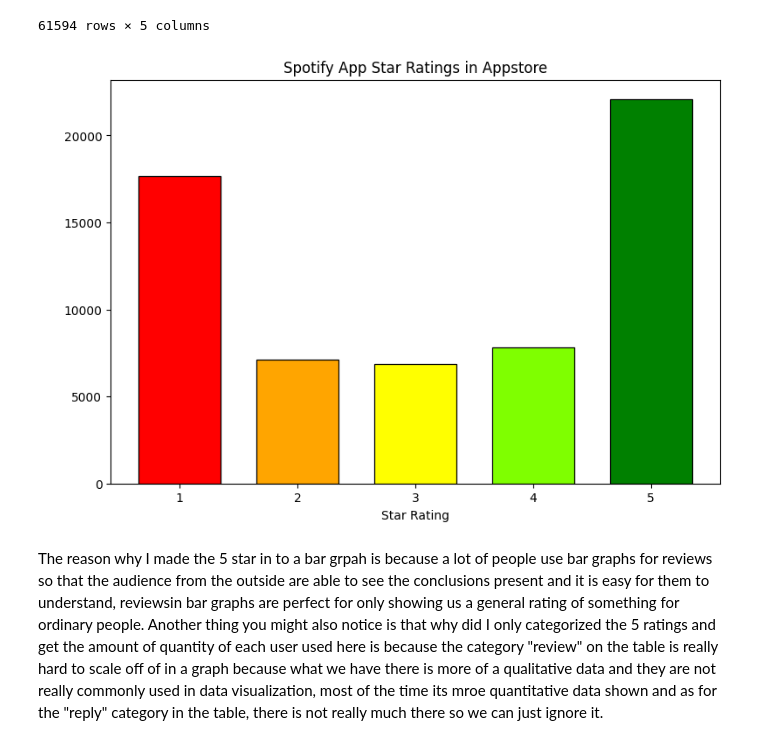
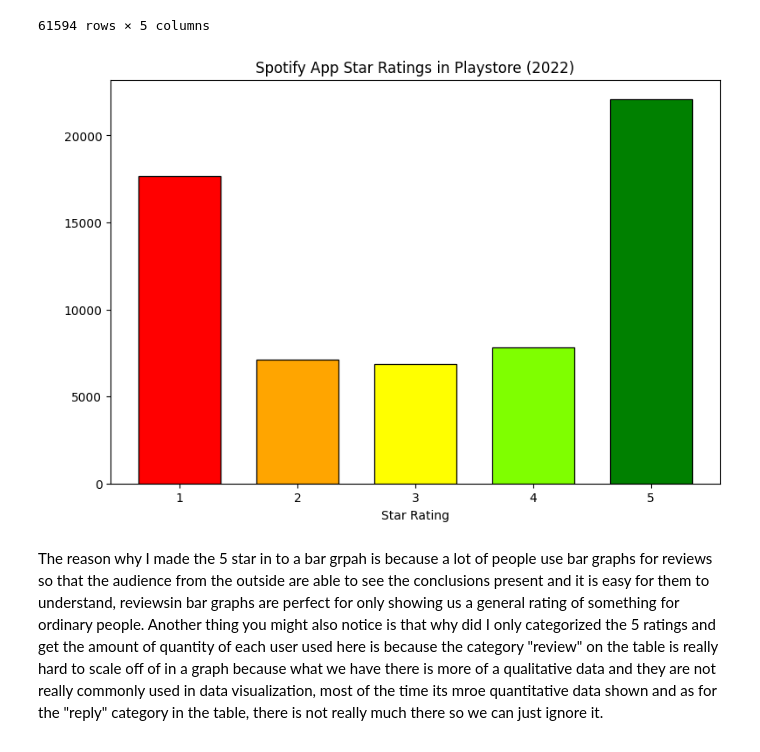
Before and after one commit to JelanAngeloBLoy-a/CPE-031-Visualization-and-Data-Analysis, a Jupyter notebook: Hands_On_Activity_6_|_Data_Visualization_and_Design.ipynb, the cells around one changed output. Drawn from its saved outputs; the diff is of its cells as text; code cells hidden in the pictures.

```diff
--- a/Hands_On_Activity_6_|_Data_Visualization_and_Design.ipynb
+++ b/Hands_On_Activity_6_|_Data_Visualization_and_Design.ipynb
@@ -595,20 +595,20 @@ df
 # %%
 
 
 counts= df['Rating'].value_counts()
 
 colors = ['green', 'red', 'chartreuse', 'orange','yellow']
 
 
 plt.figure(figsize=(9, 6))
 plt.bar(counts.index, counts.values, color=colors, edgecolor='black',linewidth=0.9, width=0.7)
 
-plt.title('Spotify App Star Ratings in Appstore')
+plt.title('Spotify App Star Ratings in Playstore (2022)')
 plt.xlabel('Star Rating')
 plt.ylabel(' ')
 plt.show()
 # %% [output]
-[figure, old version]
+[figure, new version]
 # %% [markdown]
 The reason why I made the 5 star in to a bar grpah is because a lot of people use bar graphs for reviews so that the audience from the outside are able to see the conclusions present and it is easy for them to understand, reviewsin bar graphs are perfect for only showing us a general rating of something for ordinary people. Another thing you might also notice is that why did I only categorized the 5 ratings and get the amount of quantity of each user used here is because the category "review" on the table is really hard to scale off of in a graph because what we have there is more of a qualitative data and they are not really commonly used in data visualization, most of the time its mroe quantitative data shown and as for the "reply" category in the table, there is not really much there so we can just ignore it.
 
```
Also changed, not shown: parts of 1 cell of this notebook.
